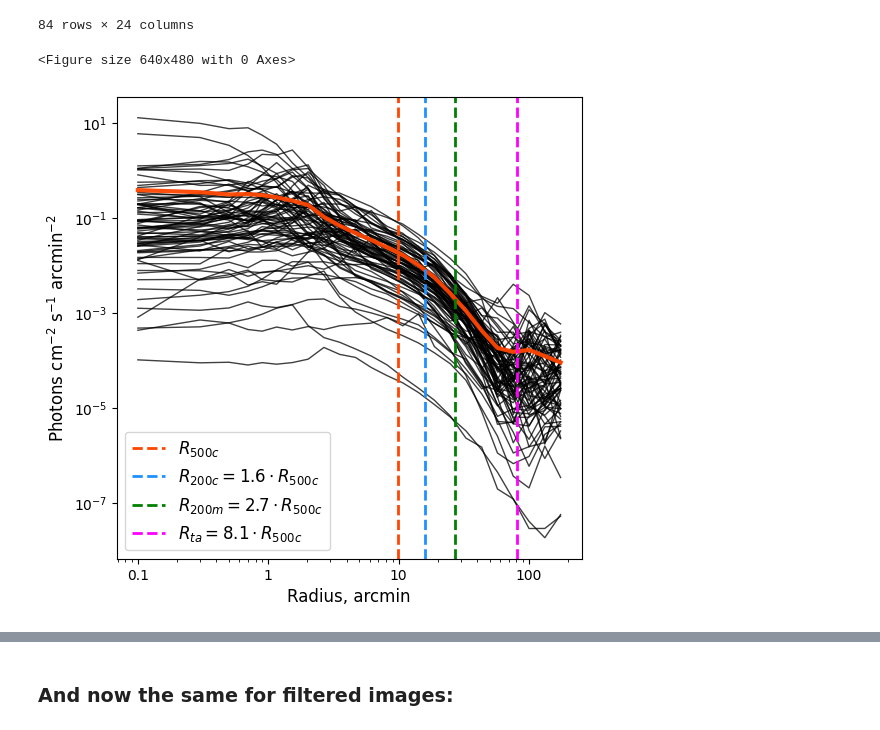
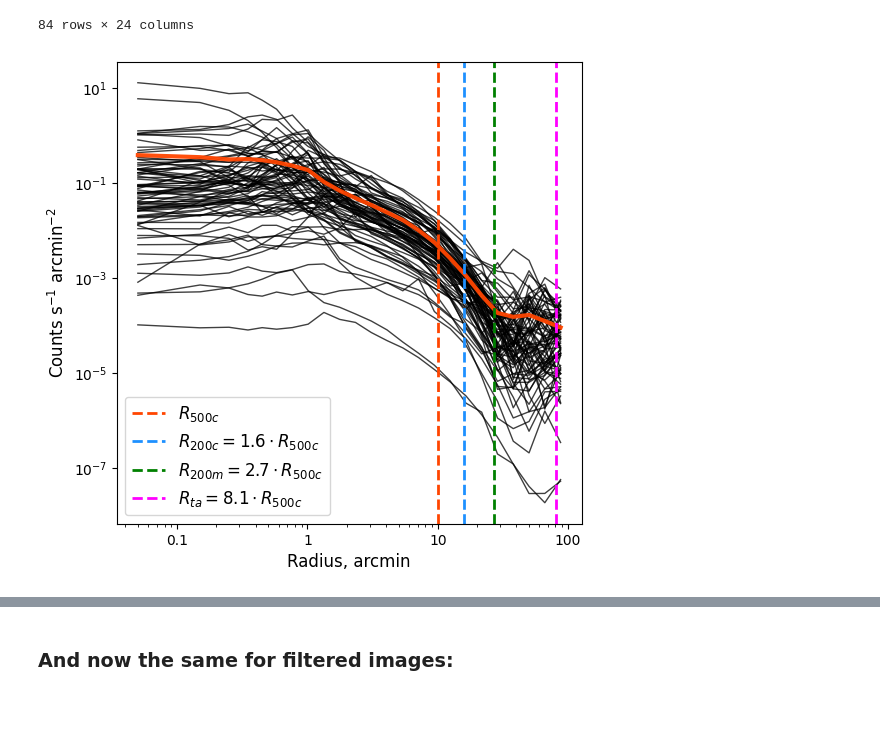
Before and after one commit to pi4imu/stacking, a Jupyter notebook: stacking_new.ipynb, the cells around one changed output, grey strips where cells are left out. Cells and saved outputs as stored; diff of their text form; code cells hidden in the pictures.

```diff
--- a/stacking_new.ipynb
+++ b/stacking_new.ipynb
@@ -378,7 +378,7 @@ yarkosti = yarkosti.to_numpy()
 plt.figure(figsize=(6, 6))
 
 r_pixels_max = 1000 # 5*r500r    # depends on field size
-r500r = int(r_pixels_max/20)
+r500r = int(r_pixels_max/10)
 setka_bins = np.append([0, 1, 2, 3, 4],np.geomspace(5, r_pixels_max, 20))
 setka = [(a+b)/2 for a, b in zip(setka_bins[:-1], setka_bins[1:])]  # centers of bins
 err = np.diff(setka_bins)/2
@@ -406,36 +406,35 @@ for i in range(0, len(yarkosti[::])):
 
 plt.plot(np.array(setka)/r500r*(10*998/1000),
          np.array(yar)/84,
          linewidth=3, marker='.',
          markersize=0, alpha=0.95,
          color='orangered')
 
 #plt.errorbar(np.array(setka)/r500r*(10*998/1000),
 #             np.array(yar)/84,
 #             xerr=err/r500r*(10*998/1000),
 #             linewidth=0, marker='.',
 #             markersize=3, alpha=0.95,
 #             elinewidth=1, capsize=0, color='orangered')
 
 plt.xlabel("Radius, arcmin", fontsize=12)  # "Radius in units of $R_{500}$")
-plt.ylabel("Photons cm$^{{-2}}$ s$^{{-1}}$ arcmin$^{{-2}}$", fontsize=12) # "Brightness in relative units")
+plt.ylabel("Counts s$^{{-1}}$ arcmin$^{{-2}}$", fontsize=12) # "Brightness in relative units")
 
 plt.xscale("log")
 plt.yscale("log")
 
 plt.axvline(10*998/1000, linestyle='--', color='orangered', label='$R_{500c}$', lw=2)
 plt.axvline(10*998/1000*1.6, linestyle='--', color='dodgerblue', label='$R_{200c} = 1.6 \cdot R_{500c}$', lw=2)
 plt.axvline(10*998/1000*2.7, linestyle='--', color='green', label='$R_{200m} = 2.7 \cdot R_{500c}$', lw=2)
 plt.axvline(10*998/1000*8.1, linestyle='--', color='magenta', label='$R_{ta} = 8.1 \cdot R_{500c}$', lw=2)
 
 #plt.ylim(1e-8, 4e-2)
 
 plt.legend(loc=3, fontsize=12)
 plt.xticks([0.1, 1, 10, 100], [0.1, 1, 10, 100])
 plt.gca().set_aspect('auto', 'box')
 # %% [output]
-<Figure size 640x480 with 0 Axes>
-[figure, old version]
+[figure, new version]
 # %%
 %run -i 'utils/scripts.py'
 
```
Also changed, not shown: parts of 16 cells of this notebook, 6 other files.
